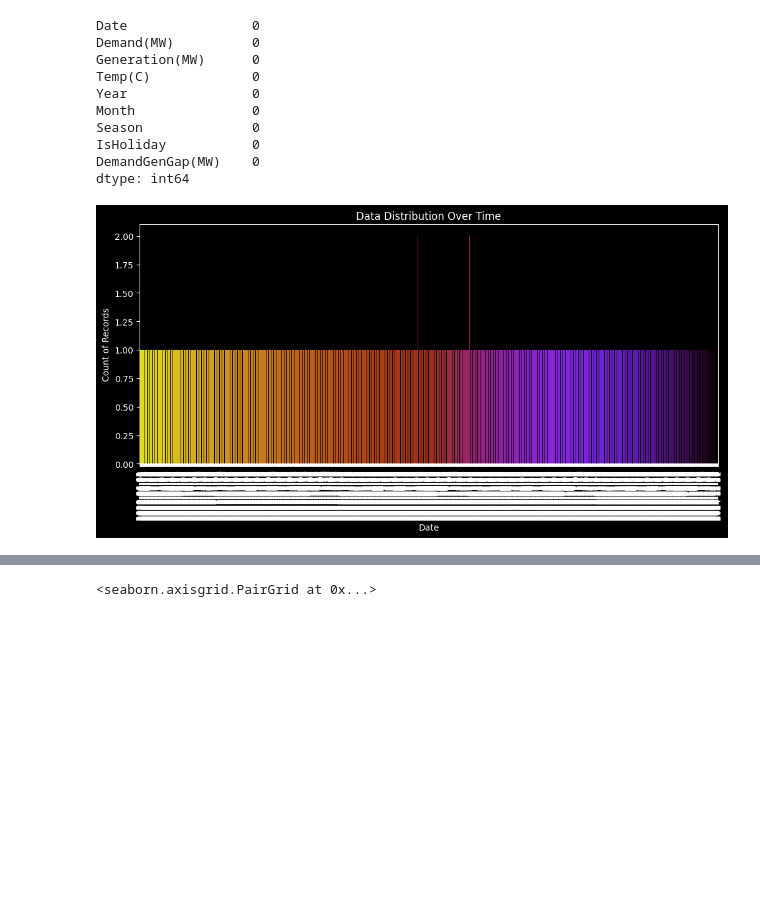
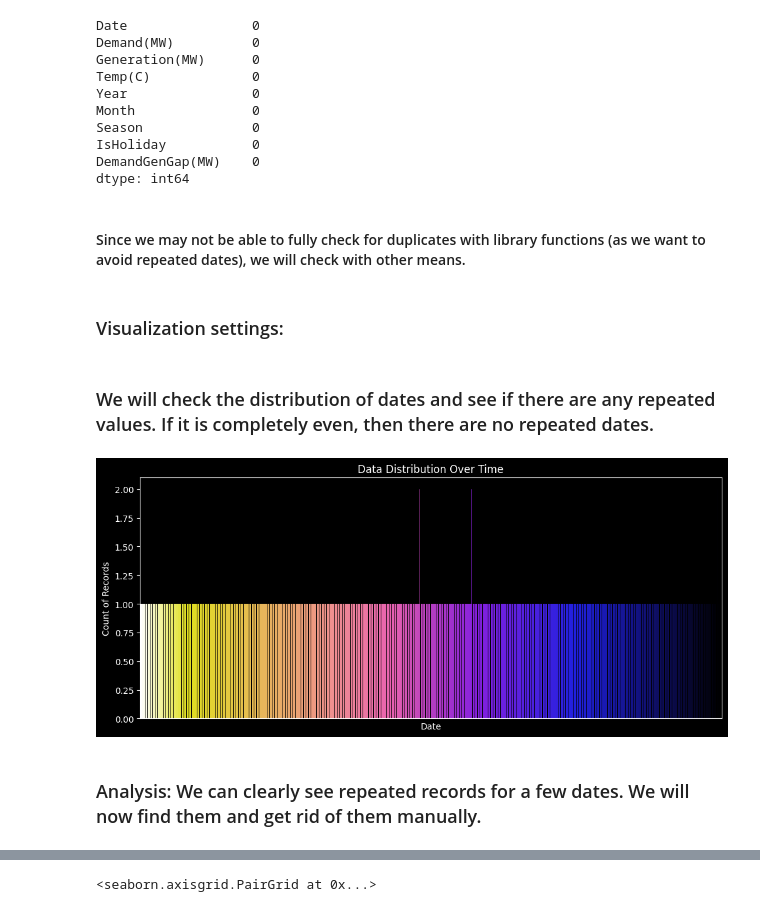
Before and after one commit to rajin-khan/GridGenius, a Jupyter notebook: Collection/EDA5.ipynb, the cells around one changed output, grey strips where cells are left out. Drawn from its saved outputs; the diff is of its cells as text; code cells hidden in the pictures; blank space fills up the shorter version.

Commit message:
Finish Analysis halfway

```diff
--- a/Collection/EDA5.ipynb
+++ b/Collection/EDA5.ipynb
@@ -134,25 +164,34 @@ Season              0
 IsHoliday           0
 DemandGenGap(MW)    0
 dtype: int64
+# %% [markdown]
+#### Since we may not be able to fully check for duplicates with library functions (as we want to avoid repeated dates), we will check with other means.
+# %% [markdown]
+### Visualization settings:
 # %%
 plt.style.use('dark_background')
 sns.set_palette(palette='gnuplot2_r')
+# %% [markdown]
+### We will check the distribution of dates and see if there are any repeated values. If it is completely even, then there are no repeated dates.
 # %%
 # Convert 'Date' column to datetime
 df['Date'] = pd.to_datetime(df['Date'])
 
 # Count the number of entries each day
 daily_counts = df.groupby(df['Date'].dt.date).size()
 
-# Plot using seaborn
+# Actual Plot
 plt.figure(figsize=(12, 5))
-sns.barplot(x=daily_counts.index, y=daily_counts.values, hue=daily_counts.index, palette='gnuplot_r', legend=False)
+sns.barplot(x=daily_counts.index, y=daily_counts.values, hue=daily_counts.index, palette='gnuplot2_r', legend=False)
 
+# Axis, Labels, and other Settings
 plt.title("Data Distribution Over Time")
 plt.xlabel("Date")
 plt.ylabel("Count of Records")
-plt.xticks(rotation=90)
+plt.tick_params(axis='x', which='both', bottom=False, top=False, labelbottom=False)
 plt.show()
 # %% [output]
-[figure, old version]
+[figure, new version]
+# %% [markdown]
+### Analysis: We can clearly see repeated records for a few dates. We will now find them and get rid of them manually.
 # %%
```
Also changed, not shown: parts of 48 cells of this notebook.
